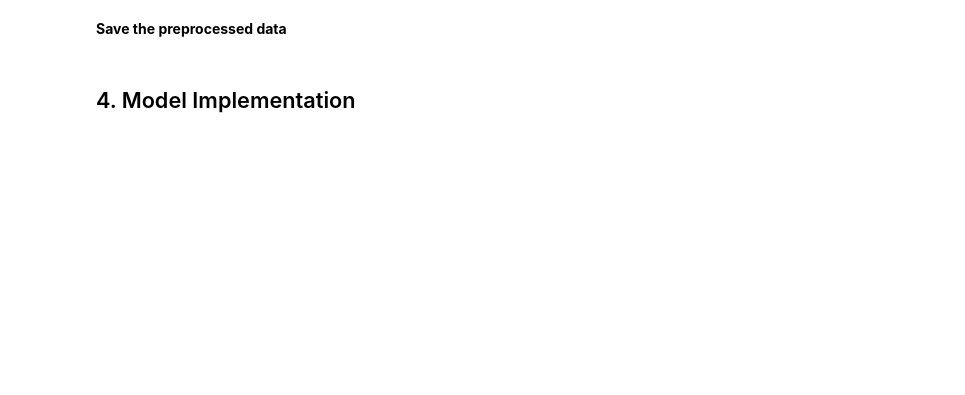
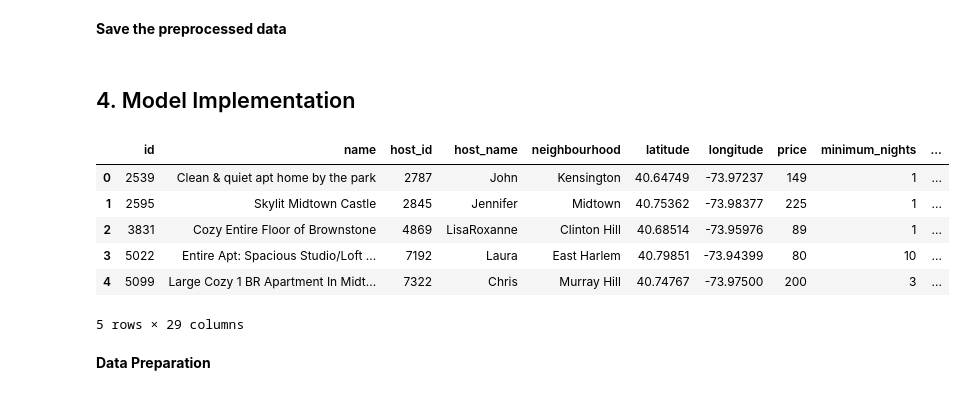
Before and after one commit to Nischal2015/data-viz, a Jupyter notebook: notebooks/notebook.ipynb, the cells around one changed output. Cells and saved outputs as stored; diff of their text form; code cells hidden in the pictures; blank space fills up the shorter version.

Commit message:
Add model training step

```diff
--- a/notebooks/notebook.ipynb
+++ b/notebooks/notebook.ipynb
@@ -625,3 +628,17 @@ from sklearn.ensemble import RandomForestRegressor, RandomForestClassifier
 from sklearn.svm import SVC
 from sklearn.metrics import mean_squared_error, accuracy_score, classification_report
 import xgboost as xgb
+# %%
+# Load preprocessed dataset from earlier step
+df_clean = pd.read_csv("../data/preprocessed_dataset.csv")
+df_clean.head()
+# %% [output]
+|  | id | name | host_id | host_name | neighbourhood | latitude | longitude | price | minimum_nights | ... |
+| 0 | 2539 | Clean & quiet apt home by the park | 2787 | John | Kensington | 40.64749 | -73.97237 | 149 | 1 | ... |
+| 1 | 2595 | Skylit Midtown Castle | 2845 | Jennifer | Midtown | 40.75362 | -73.98377 | 225 | 1 | ... |
+| 2 | 3831 | Cozy Entire Floor of Brownstone | 4869 | LisaRoxanne | Clinton Hill | 40.68514 | -73.95976 | 89 | 1 | ... |
+| 3 | 5022 | Entire Apt: Spacious Studio/Loft ... | 7192 | Laura | East Harlem | 40.79851 | -73.94399 | 80 | 10 | ... |
+| 4 | 5099 | Large Cozy 1 BR Apartment In Midt... | 7322 | Chris | Murray Hill | 40.74767 | -73.97500 | 200 | 3 | ... |
+5 rows × 29 columns
+# %% [markdown]
+**Data Preparation**
```
Also changed, not shown: parts of 25 cells of this notebook, 1 other file.
